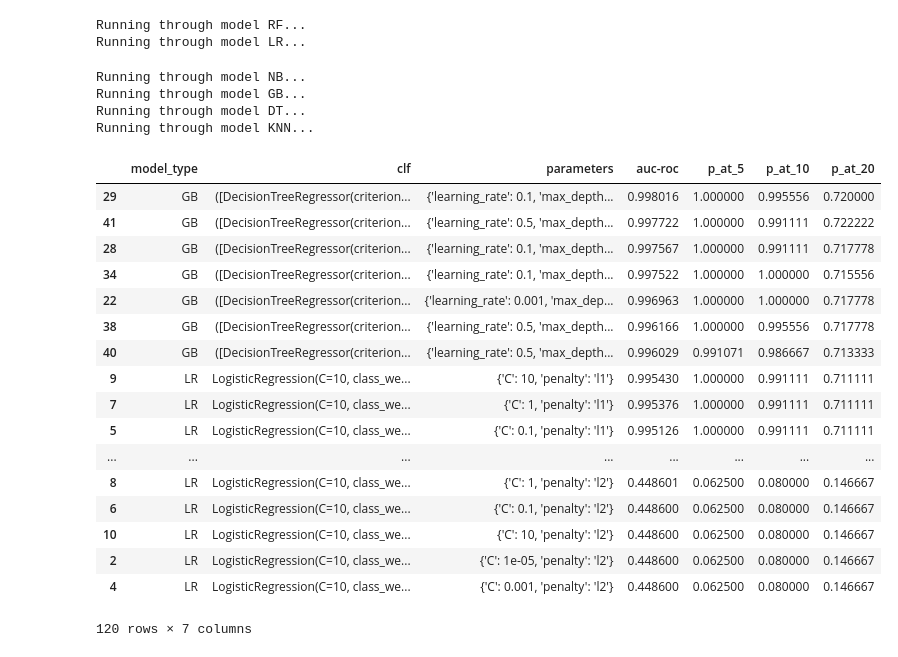
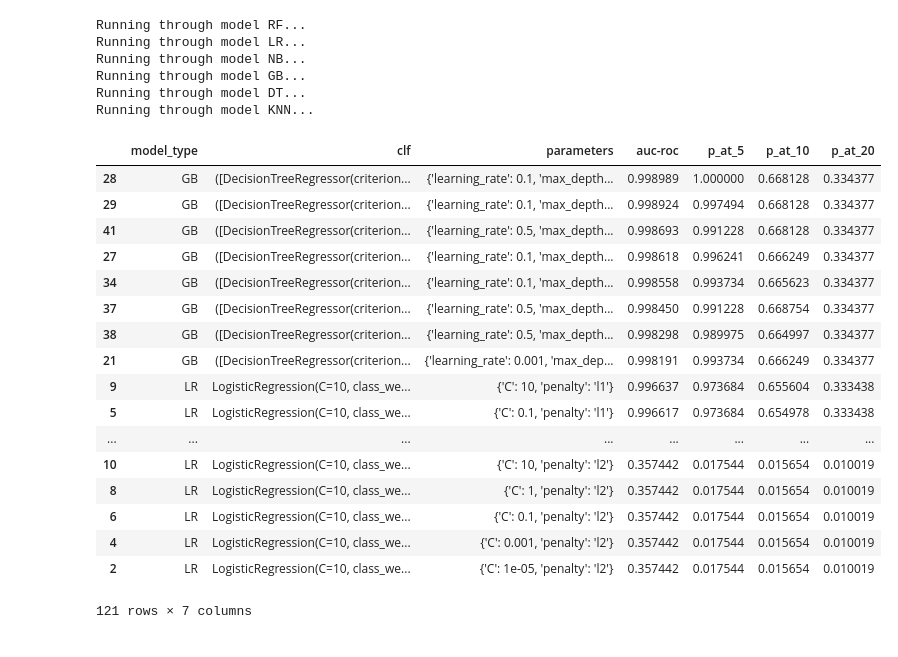
Before and after one commit to justincohler/evictions-learn, a Jupyter notebook: src/Evictions_Modeling.py.ipynb, the cells around one changed output. Cells and saved outputs as stored; diff of their text form; code cells hidden in the pictures.

```diff
--- a/src/Evictions_Modeling.py.ipynb
+++ b/src/Evictions_Modeling.py.ipynb
@@ -32,45 +25,44 @@ Loaded chunk 9
 # %%
 
 # define models to run
 models_to_run=['RF','LR', 'NB', 'GB', 'DT', 'KNN'] #'SVM'
 
 # select features to use
 features  =  ['geo_id', 'population', 'evictions', 'eviction_filings', 'eviction_filing_rate', 'renter_occupied_households']
 
 classifiers, params = pipeline.get_classifiers()
 df = pipeline.fill_missing(df)
 
 X = df[features]
-y = df['top20_eviction_rate']
+y = df['top20_rate']
 
-results_df = pipeline.classify(models_to_run, classifiers, params, X,y)
+baselines_to_run=['RAND']
 
+results_df = pipeline.classify(models_to_run, classifiers, params, X,y, baselines_to_run)
 
-# save to csv
-#results_df.to_csv('results.csv', index=False)
 results_df.sort_values(by=['auc-roc'], ascending=False)
 # %% [output]
 Running through model RF...
 Running through model LR...
+Running through model NB...
+Running through model GB...
+Running through model DT...
+Running through model KNN...
+|  | model_type | clf | parameters | auc-roc | p_at_5 | p_at_10 | p_at_20 |
+| 28 | GB | ([DecisionTreeRegressor(criterion... | {'learning_rate': 0.1, 'max_depth... | 0.998989 | 1.000000 | 0.668128 | 0.334377 |
+| 29 | GB | ([DecisionTreeRegressor(criterion... | {'learning_rate': 0.1, 'max_depth... | 0.998924 | 0.997494 | 0.668128 | 0.334377 |
+| 41 | GB | ([DecisionTreeRegressor(criterion... | {'learning_rate': 0.5, 'max_depth... | 0.998693 | 0.991228 | 0.668128 | 0.334377 |
+| 27 | GB | ([DecisionTreeRegressor(criterion... | {'learning_rate': 0.1, 'max_depth... | 0.998618 | 0.996241 | 0.666249 | 0.334377 |
+| 34 | GB | ([DecisionTreeRegressor(criterion... | {'learning_rate': 0.1, 'max_depth... | 0.998558 | 0.993734 | 0.665623 | 0.334377 |
+| 37 | GB | ([DecisionTreeRegressor(criterion... | {'learning_rate': 0.5, 'max_depth... | 0.998450 | 0.991228 | 0.668754 | 0.334377 |
+| 38 | GB | ([DecisionTreeRegressor(criterion... | {'learning_rate': 0.5, 'max_depth... | 0.998298 | 0.989975 | 0.664997 | 0.334377 |
+| 21 | GB | ([DecisionTreeRegressor(criterion... | {'learning_rate': 0.001, 'max_dep... | 0.998191 | 0.993734 | 0.666249 | 0.334377 |
+| 9 | LR | LogisticRegression(C=10, class_we... | {'C': 10, 'penalty': 'l1'} | 0.996637 | 0.973684 | 0.655604 | 0.333438 |
+| 5 | LR | LogisticRegression(C=10, class_we... | {'C': 0.1, 'penalty': 'l1'} | 0.996617 | 0.973684 | 0.654978 | 0.333438 |
+| ... | ... | ... | ... | ... | ... | ... | ... |
+| 10 | LR | LogisticRegression(C=10, class_we... | {'C': 10, 'penalty': 'l2'} | 0.357442 | 0.017544 | 0.015654 | 0.010019 |
+| 8 | LR | LogisticRegression(C=10, class_we... | {'C': 1, 'penalty': 'l2'} | 0.357442 | 0.017544 | 0.015654 | 0.010019 |
+| 6 | LR | LogisticRegression(C=10, class_we... | {'C': 0.1, 'penalty': 'l2'} | 0.357442 | 0.017544 | 0.015654 | 0.010019 |
+| 4 | LR | LogisticRegression(C=10, class_we... | {'C': 0.001, 'penalty': 'l2'} | 0.357442 | 0.017544 | 0.015654 | 0.010019 |
+| 2 | LR | LogisticRegression(C=10, class_we... | {'C': 1e-05, 'penalty': 'l2'} | 0.357442 | 0.017544 | 0.015654 | 0.010019 |
-Running through model NB...
-Running through model GB...
-Running through model DT...
-Running through model KNN...
+121 rows × 7 columns
-|  | model_type | clf | parameters | auc-roc | p_at_5 | p_at_10 | p_at_20 |
-| 29 | GB | ([DecisionTreeRegressor(criterion... | {'learning_rate': 0.1, 'max_depth... | 0.998016 | 1.000000 | 0.995556 | 0.720000 |
-| 41 | GB | ([DecisionTreeRegressor(criterion... | {'learning_rate': 0.5, 'max_depth... | 0.997722 | 1.000000 | 0.991111 | 0.722222 |
-| 28 | GB | ([DecisionTreeRegressor(criterion... | {'learning_rate': 0.1, 'max_depth... | 0.997567 | 1.000000 | 0.991111 | 0.717778 |
-| 34 | GB | ([DecisionTreeRegressor(criterion... | {'learning_rate': 0.1, 'max_depth... | 0.997522 | 1.000000 | 1.000000 | 0.715556 |
-| 22 | GB | ([DecisionTreeRegressor(criterion... | {'learning_rate': 0.001, 'max_dep... | 0.996963 | 1.000000 | 1.000000 | 0.717778 |
-| 38 | GB | ([DecisionTreeRegressor(criterion... | {'learning_rate': 0.5, 'max_depth... | 0.996166 | 1.000000 | 0.995556 | 0.717778 |
-| 40 | GB | ([DecisionTreeRegressor(criterion... | {'learning_rate': 0.5, 'max_depth... | 0.996029 | 0.991071 | 0.986667 | 0.713333 |
-| 9 | LR | LogisticRegression(C=10, class_we... | {'C': 10, 'penalty': 'l1'} | 0.995430 | 1.000000 | 0.991111 | 0.711111 |
-| 7 | LR | LogisticRegression(C=10, class_we... | {'C': 1, 'penalty': 'l1'} | 0.995376 | 1.000000 | 0.991111 | 0.711111 |
-| 5 | LR | LogisticRegression(C=10, class_we... | {'C': 0.1, 'penalty': 'l1'} | 0.995126 | 1.000000 | 0.991111 | 0.711111 |
-| ... | ... | ... | ... | ... | ... | ... | ... |
-| 8 | LR | LogisticRegression(C=10, class_we... | {'C': 1, 'penalty': 'l2'} | 0.448601 | 0.062500 | 0.080000 | 0.146667 |
-| 6 | LR | LogisticRegression(C=10, class_we... | {'C': 0.1, 'penalty': 'l2'} | 0.448600 | 0.062500 | 0.080000 | 0.146667 |
-| 10 | LR | LogisticRegression(C=10, class_we... | {'C': 10, 'penalty': 'l2'} | 0.448600 | 0.062500 | 0.080000 | 0.146667 |
-| 2 | LR | LogisticRegression(C=10, class_we... | {'C': 1e-05, 'penalty': 'l2'} | 0.448600 | 0.062500 | 0.080000 | 0.146667 |
-| 4 | LR | LogisticRegression(C=10, class_we... | {'C': 0.001, 'penalty': 'l2'} | 0.448600 | 0.062500 | 0.080000 | 0.146667 |
-120 rows × 7 columns
```
Also changed, not shown: parts of 1 cell of this notebook, 3 other files.
